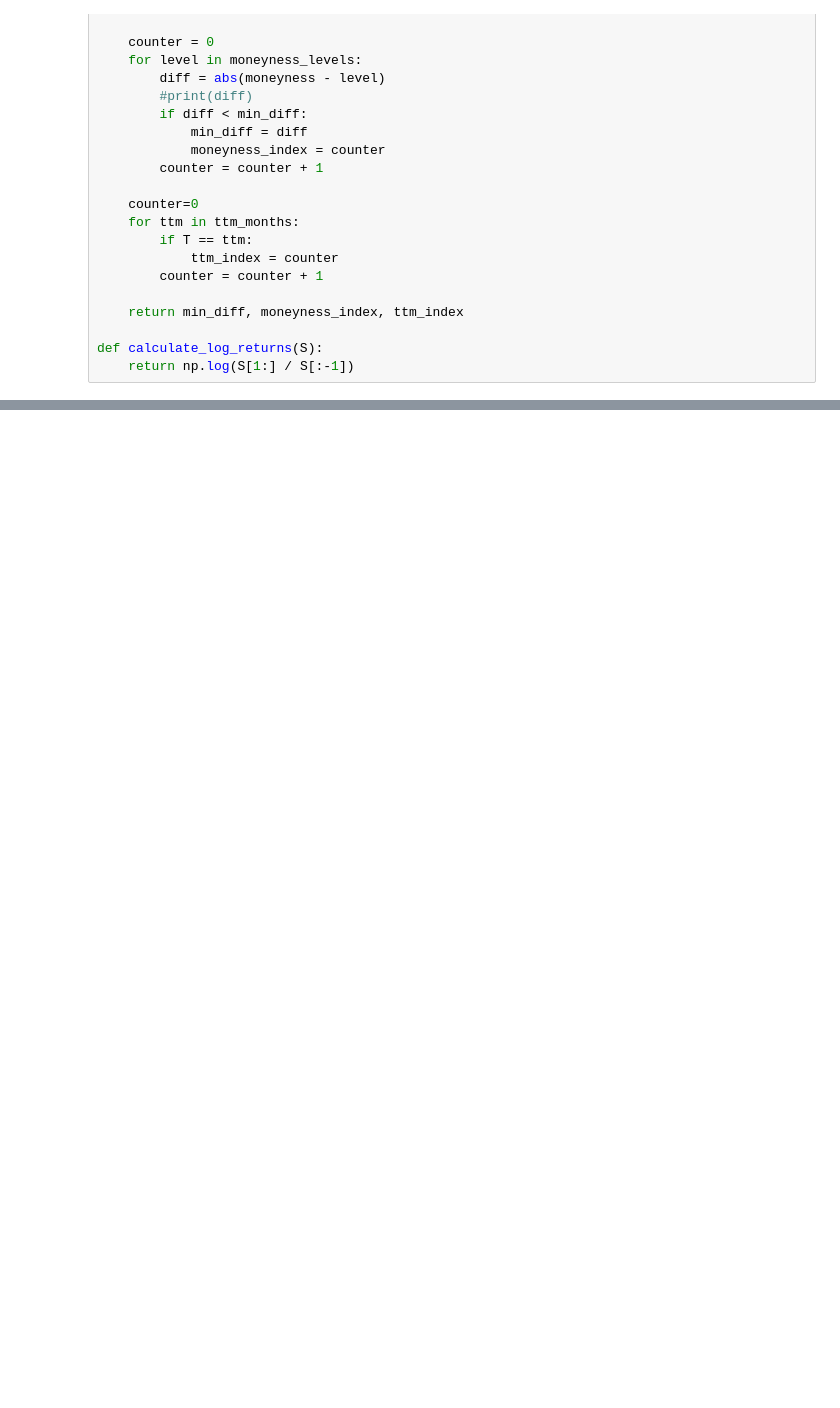
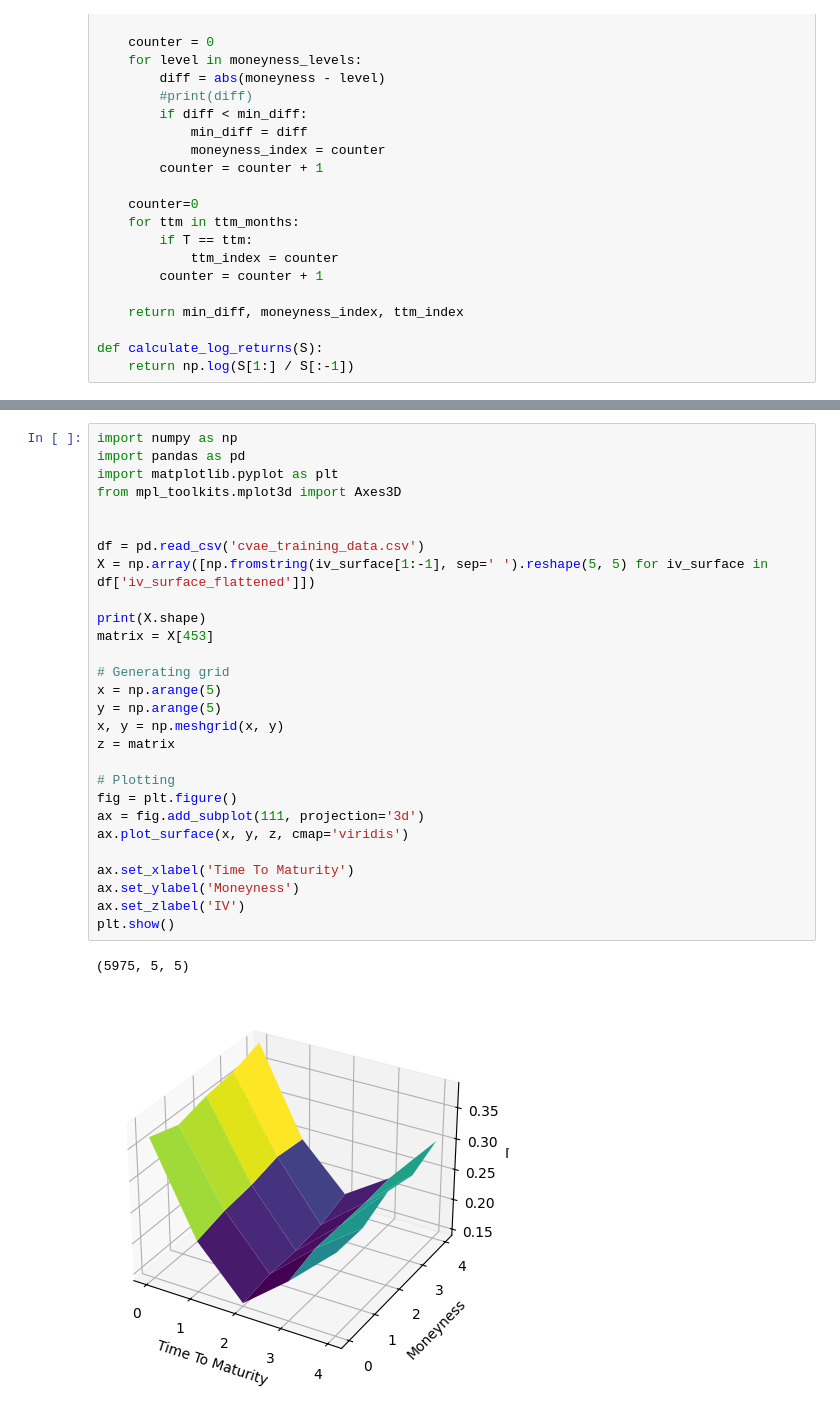
Before and after one commit to IshShogun/cvae-hull, a Jupyter notebook: generate_data.ipynb, the cells around one changed output, grey strips where cells are left out. Saved outputs shown, nothing was run; the diff lists cells and outputs as text; blank space fills up the shorter version.

```diff
--- a/generate_data.ipynb
+++ b/generate_data.ipynb
@@ -552,0 +424,31 @@ print('done')
+# %%
+import numpy as np
+import pandas as pd
+import matplotlib.pyplot as plt
+from mpl_toolkits.mplot3d import Axes3D
+
+
+df = pd.read_csv('cvae_training_data.csv')
+X = np.array([np.fromstring(iv_surface[1:-1], sep=' ').reshape(5, 5) for iv_surface in df['iv_surface_flattened']])
+
+print(X.shape)
+matrix = X[453]
+
+# Generating grid
+x = np.arange(5)
+y = np.arange(5)
+x, y = np.meshgrid(x, y)
+z = matrix
+
+# Plotting
+fig = plt.figure()
+ax = fig.add_subplot(111, projection='3d')
+ax.plot_surface(x, y, z, cmap='viridis')
+
+ax.set_xlabel('Time To Maturity')
+ax.set_ylabel('Moneyness')
+ax.set_zlabel('IV')
+plt.show()
+# %% [output]
+(5975, 5, 5)
+[figure, added]
```
Also changed, not shown: parts of 2 cells of this notebook, 1 other file.
